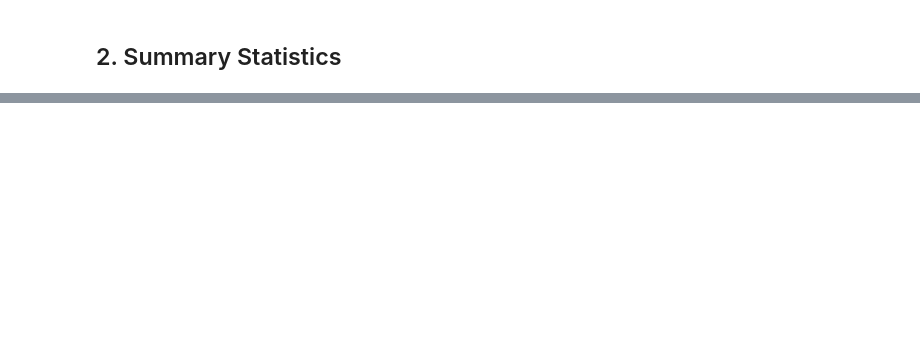
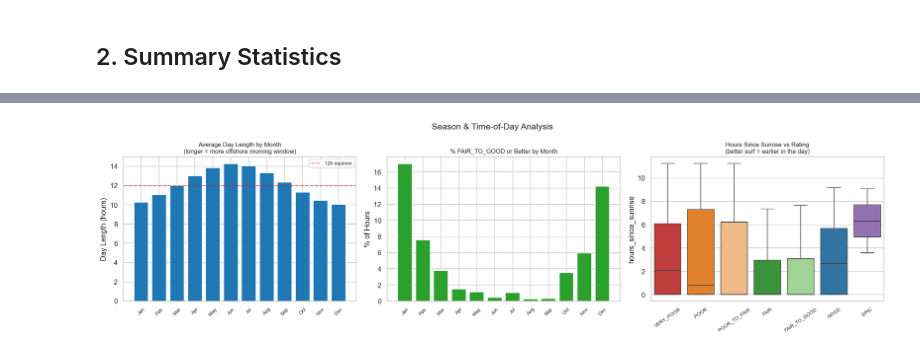
Before and after one commit to kanglee05/Surf-Cast-SD, a Jupyter notebook: notebooks/eda_training_set.ipynb, the cells around one changed output, grey strips where cells are left out. Cells and saved outputs as stored; diff of their text form; code cells hidden in the pictures; blank space fills up the shorter version.

```diff
--- a/notebooks/eda_training_set.ipynb
+++ b/notebooks/eda_training_set.ipynb
@@ -412,0 +181,41 @@ print('='*55)
+# %%
+df['month'] = df['timestamp_utc'].dt.month
+month_names = ['Jan','Feb','Mar','Apr','May','Jun','Jul','Aug','Sep','Oct','Nov','Dec']
+
+fig, axes = plt.subplots(1, 3, figsize=(18, 5))
+
+# Day length by month
+monthly_daylen = df.groupby('month')['day_length_hours'].mean()
+axes[0].bar(range(1,13), monthly_daylen.values, color='#1f77b4')
+axes[0].set_xticks(range(1,13))
+axes[0].set_xticklabels(month_names, rotation=45, fontsize=8)
+axes[0].set_title('Average Day Length by Month\n(longer = more offshore morning window)', fontsize=10)
+axes[0].set_ylabel('Day Length (hours)')
+axes[0].axhline(12, color='red', linestyle='--', alpha=0.5, label='12h equinox')
+axes[0].legend(fontsize=8)
+
+# Good+ ratings by month
+good_ratings = ['FAIR_TO_GOOD','GOOD','EPIC']
+df['is_good'] = df['rating_key'].isin(good_ratings)
+monthly_good = df.groupby('month')['is_good'].mean() * 100
+axes[1].bar(range(1,13), monthly_good.values, color='#2ca02c')
+axes[1].set_xticks(range(1,13))
+axes[1].set_xticklabels(month_names, rotation=45, fontsize=8)
+axes[1].set_title('% FAIR_TO_GOOD or Better by Month', fontsize=10)
+axes[1].set_ylabel('% of Hours')
+
+# Hours since sunrise vs rating
+sns.boxplot(
+    data=sub, x='rating_key', y='hours_since_sunrise',
+    order=RATING_ORDER, palette=PALETTE,
+    ax=axes[2], showfliers=False
+)
+axes[2].set_title('Hours Since Sunrise vs Rating\n(better surf = earlier in the day)', fontsize=10)
+axes[2].set_xlabel('')
+axes[2].tick_params(axis='x', rotation=35, labelsize=8)
+
+plt.suptitle('Season & Time-of-Day Analysis', fontsize=14)
+plt.tight_layout()
+plt.show()
+# %% [output]
+[figure, added]
```
Also changed, not shown: parts of 44 cells of this notebook.
